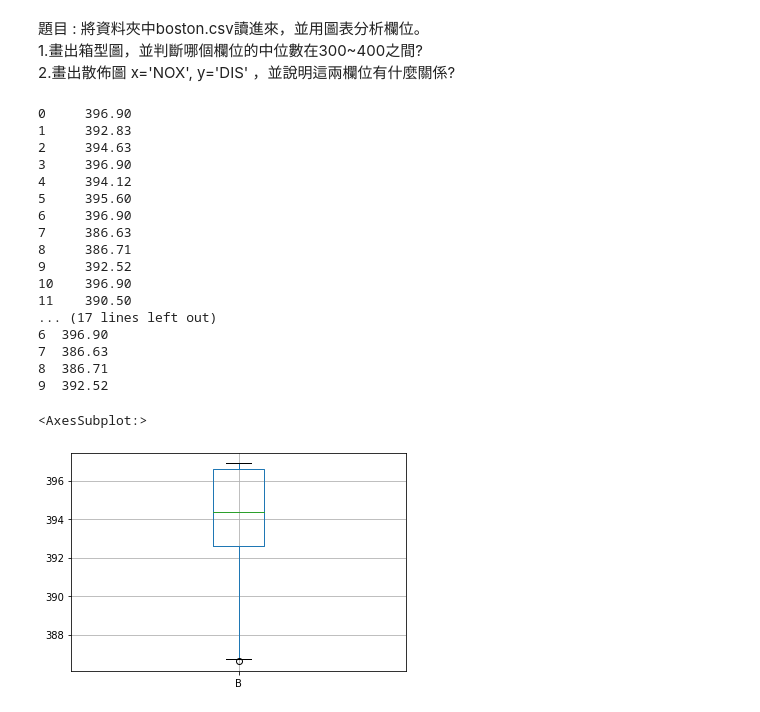
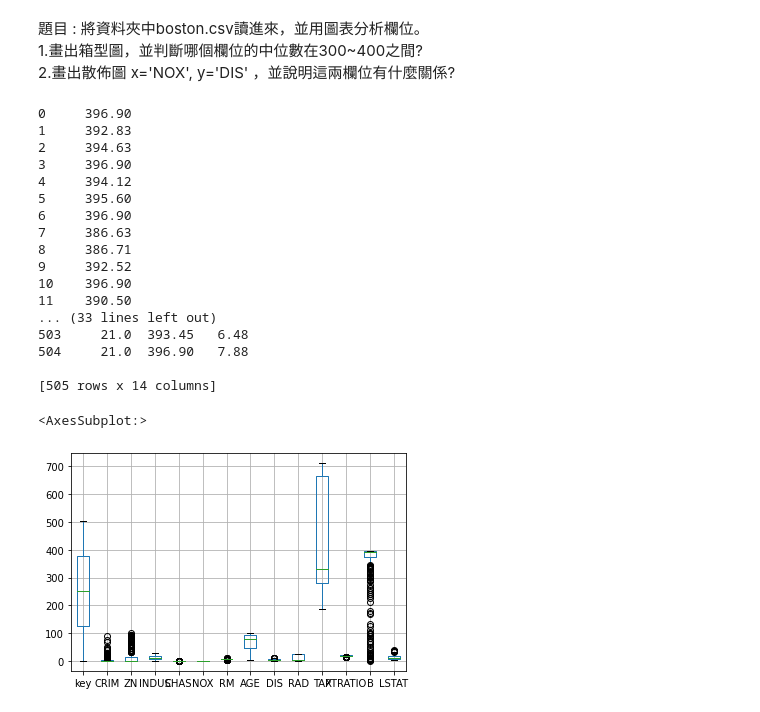
Before and after one commit to SimonTseng72/-Python-, a Jupyter notebook: D12 pandas 常見圖表程式設計.ipynb, the cells around one changed output. Saved outputs shown, nothing was run; the diff lists cells and outputs as text; code cells hidden in the pictures.

```diff
--- a/D12 pandas 常見圖表程式設計.ipynb
+++ b/D12 pandas 常見圖表程式設計.ipynb
@@ -15,34 +15,34 @@ import pandas as pd
 import numpy as np
 # %%
 #1.畫出箱型圖，並判斷哪個欄位的中位數在300~400之間?
-boston = pd.read_csv('boston.csv')
+df = pd.read_csv('boston.csv')
 print(boston.B[0:20])
 
-bostonb=np.nanmean(boston.B)
-print("bostonMean:",bostonb)
+dfb=np.nanmean(df.B)
+print("bostonMean:",dfb)
 
-df = pd.DataFrame(boston.B[0:10])
+#df = pd.DataFrame(df.B[0:10])
 print(df)
 df.boxplot()
 # %% [output]
 0     396.90
 1     392.83
 2     394.63
 3     396.90
 4     394.12
 5     395.60
 6     396.90
 7     386.63
 8     386.71
 9     392.52
 10    396.90
 11    390.50
-... (17 lines left out)
-6  396.90
-7  386.63
-8  386.71
-9  392.52
+... (33 lines left out)
+503     21.0  393.45   6.48
+504     21.0  396.90   7.88
+
+[505 rows x 14 columns]
 <AxesSubplot:>
-[figure, old version]
+[figure, new version]
 # %%
 #2. 畫出散佈圖 x='NOX', y='DIS' ，並說明這兩欄位有什麼關係?
```
Also changed, not shown: parts of 1 cell of this notebook.
